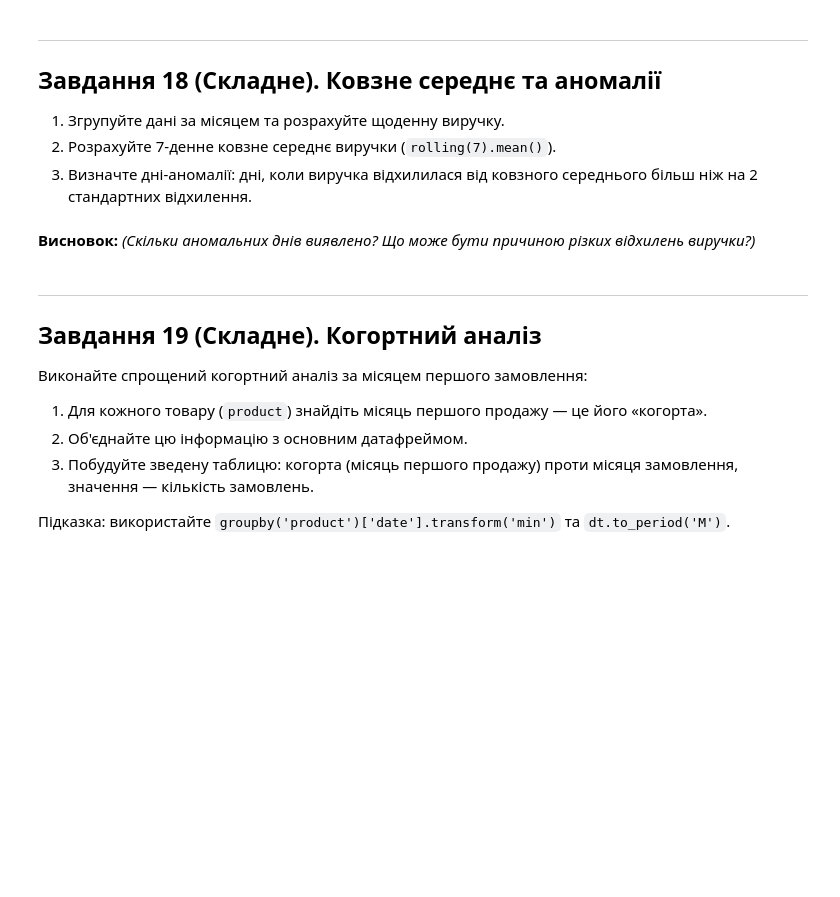
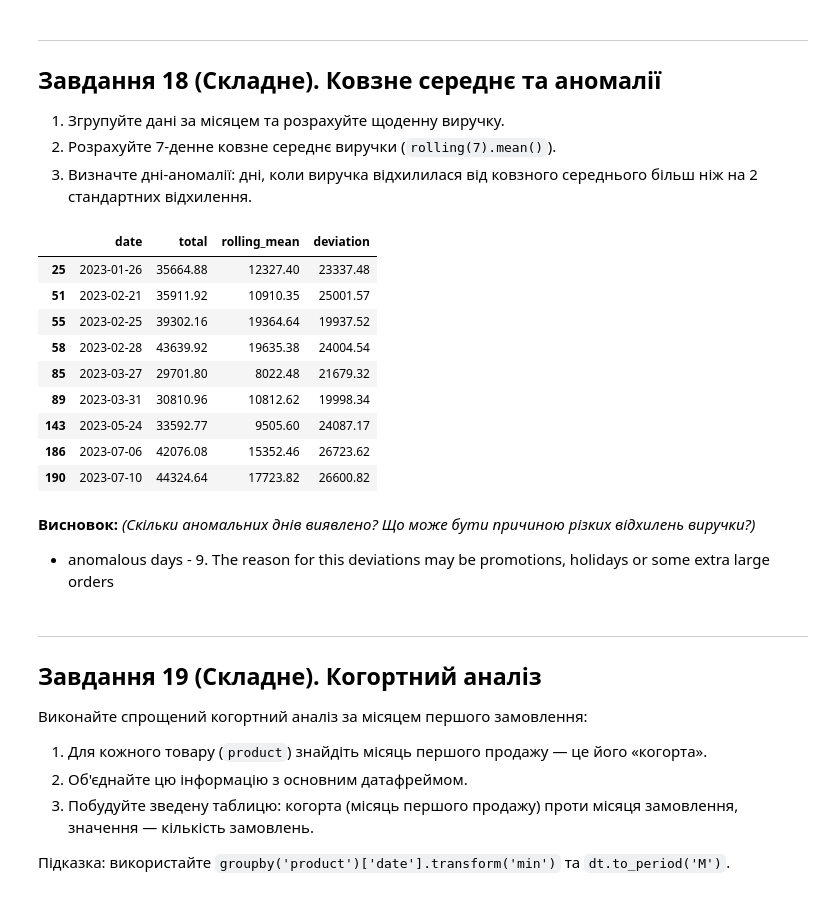
Before and after one commit to NadiiaIvashchuk/DTA_2026, a Jupyter notebook: classmade/pandas_tasks_beginners_DTA.ipynb, the cells around one changed output. Cells and saved outputs as stored; diff of their text form; code cells hidden in the pictures; blank space fills up the shorter version.

```diff
--- a/classmade/pandas_tasks_beginners_DTA.ipynb
+++ b/classmade/pandas_tasks_beginners_DTA.ipynb
@@ -489,5 +645,34 @@ df_discounts = pd.DataFrame({
+# %%
+# Ваш код тут
+#1
+daily_total = df.groupby('date')['total'].sum().round(2).reset_index()
+
+#2
+daily_total['rolling_mean'] = daily_total['total'].rolling(7).mean().round(2)
+daily_total.head(10)
+
+#3
+daily_total['deviation'] = abs(daily_total['total'] - daily_total['rolling_mean'])
+std = daily_total['total'].std()
+
+anomalies = daily_total[daily_total['deviation'] > 2 * std]
+
+anomalies[['date', 'total', 'rolling_mean', 'deviation']]
+#len(anomalies)
+# %% [output]
+|  | date | total | rolling_mean | deviation |
+| 25 | 2023-01-26 | 35664.88 | 12327.40 | 23337.48 |
+| 51 | 2023-02-21 | 35911.92 | 10910.35 | 25001.57 |
+| 55 | 2023-02-25 | 39302.16 | 19364.64 | 19937.52 |
+| 58 | 2023-02-28 | 43639.92 | 19635.38 | 24004.54 |
+| 85 | 2023-03-27 | 29701.80 | 8022.48 | 21679.32 |
+| 89 | 2023-03-31 | 30810.96 | 10812.62 | 19998.34 |
+| 143 | 2023-05-24 | 33592.77 | 9505.60 | 24087.17 |
+| 186 | 2023-07-06 | 42076.08 | 15352.46 | 26723.62 |
+| 190 | 2023-07-10 | 44324.64 | 17723.82 | 26600.82 |
 # %% [markdown]
 **Висновок:** *(Скільки аномальних днів виявлено? Що може бути причиною різких відхилень виручки?)*
+- anomalous days - 9. The reason for this deviations may be promotions, holidays or some extra large orders
 # %% [markdown]
 ---
 ## Завдання 19 (Складне). Когортний аналіз
```
Also changed, not shown: parts of 41 cells of this notebook.
